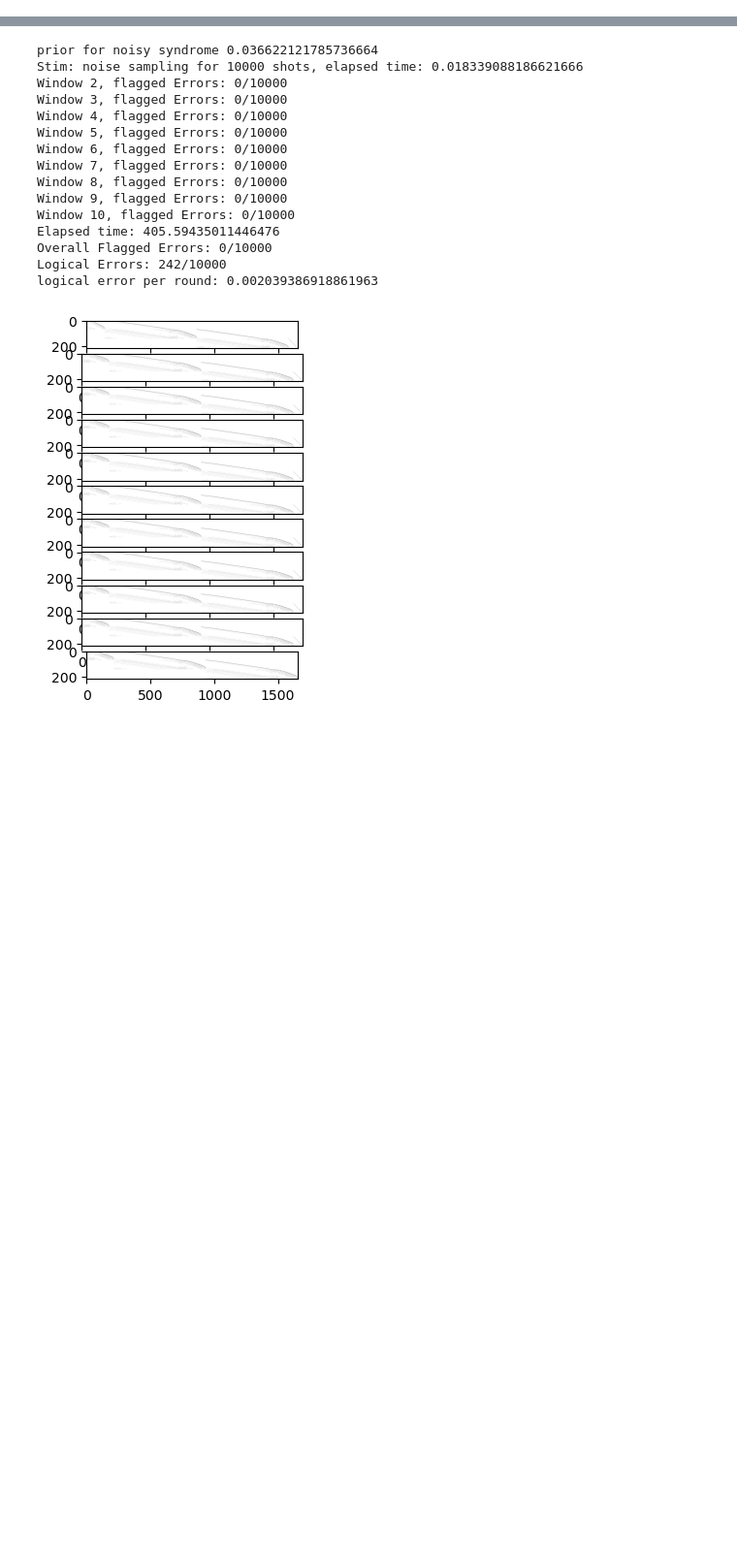
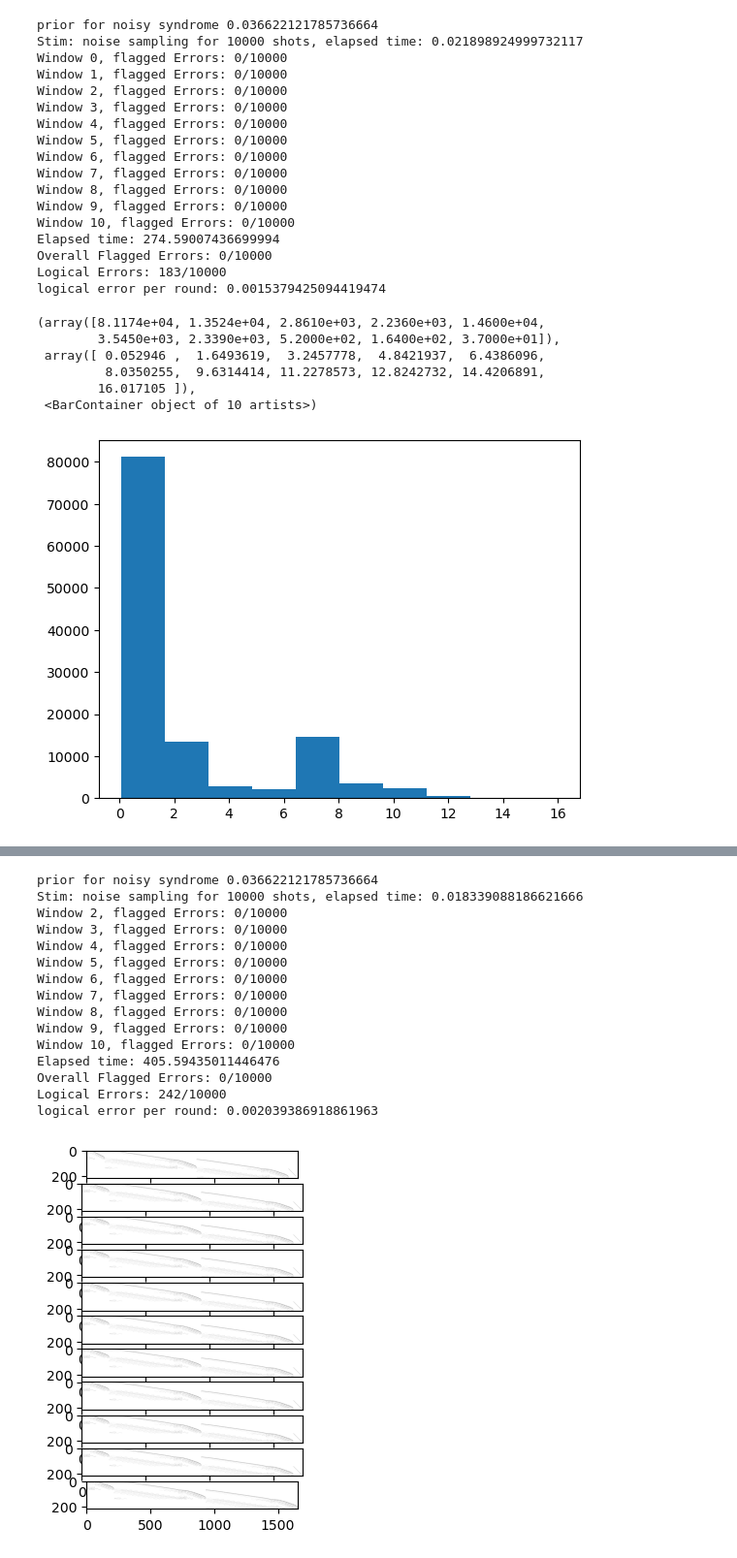
Before and after one commit to gongaa/SlidingWindowDecoder, a Jupyter notebook: Sliding Window OSD.ipynb, the cells around one changed output, grey strips where cells are left out. Shown: that part at 97% size. Saved outputs shown, nothing was run; the diff lists cells and outputs as text; code cells hidden in the pictures; blank space fills up the shorter version.

```diff
--- a/Sliding Window.ipynb
+++ b/Sliding Window OSD.ipynb
@@ -196,0 +243,30 @@ def sliding_window_decoder(p=0.003, num_repeat=12, num_shots=10000, max_iter=200
+# %%
+sliding_window_decoder(N=144, p=0.004, num_repeat=12, W=3, F=1, num_shots=10000, max_iter=200, method=1,
+                       z_basis=True, shorten=True)
+
+plt.hist([x*1000 for x in decoding_time]) # convert s to ms
+# %% [output]
+prior for noisy syndrome 0.036622121785736664
+Stim: noise sampling for 10000 shots, elapsed time: 0.021898924999732117
+Window 0, flagged Errors: 0/10000
+Window 1, flagged Errors: 0/10000
+Window 2, flagged Errors: 0/10000
+Window 3, flagged Errors: 0/10000
+Window 4, flagged Errors: 0/10000
+Window 5, flagged Errors: 0/10000
+Window 6, flagged Errors: 0/10000
+Window 7, flagged Errors: 0/10000
+Window 8, flagged Errors: 0/10000
+Window 9, flagged Errors: 0/10000
+Window 10, flagged Errors: 0/10000
+Elapsed time: 274.59007436699994
+Overall Flagged Errors: 0/10000
+Logical Errors: 183/10000
+logical error per round: 0.0015379425094419474
+(array([8.1174e+04, 1.3524e+04, 2.8610e+03, 2.2360e+03, 1.4600e+04,
+        3.5450e+03, 2.3390e+03, 5.2000e+02, 1.6400e+02, 3.7000e+01]),
+ array([ 0.052946 ,  1.6493619,  3.2457778,  4.8421937,  6.4386096,
+         8.0350255,  9.6314414, 11.2278573, 12.8242732, 14.4206891,
+        16.017105 ]),
+ <BarContainer object of 10 artists>)
+[figure, added]
```
Also changed, not shown: parts of 11 cells of this notebook, 37 other files.
